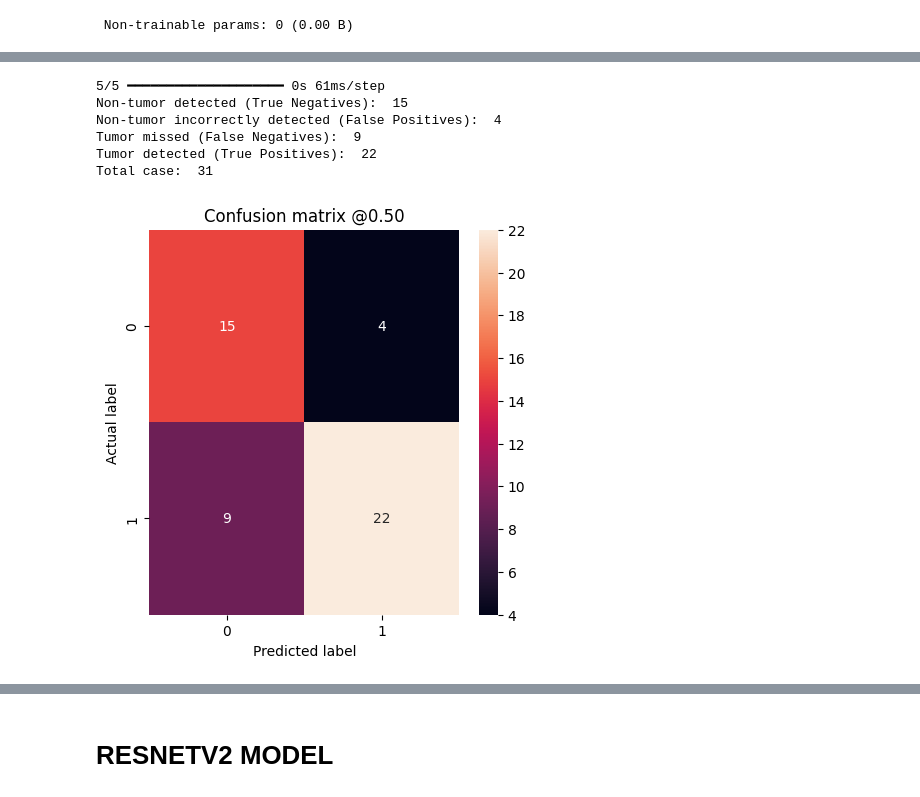
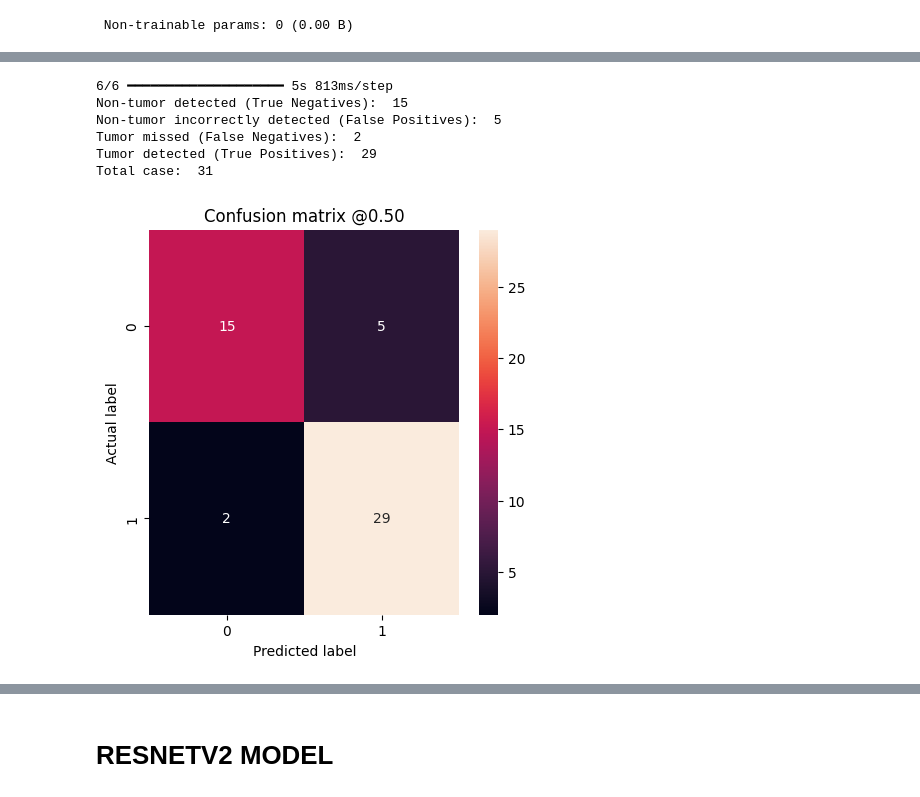
Before and after one commit to rheasridhar/NN-Tumor-Classification, a Jupyter notebook: MLProject/MRI-CNN-figshare-dataset.ipynb, the cells around one changed output, grey strips where cells are left out. Saved outputs shown, nothing was run; the diff lists cells and outputs as text; code cells hidden in the pictures.

```diff
--- a/MLProject/MRI-CNN-figshare-dataset.ipynb
+++ b/MLProject/MRI-CNN-figshare-dataset.ipynb
@@ -188,0 +191,7 @@ Model: "sequential"
+# %%
+# EPOCH SIZE 10
+history = model.fit(
+    train_generator,
+    epochs = 10,
+    validation_data = validation_generator,
+    class_weight=train_class_weights)
@@ -189,4 +245,8 @@ Model: "sequential"
 # %%
-history1 = model.fit(train_generator,epochs = 20, validation_data = validation_generator, class_weight=train_class_weights)
+# EPOCH SIZE 20
+history1 = model.fit(
+    train_generator,epochs = 20,
+    validation_data = validation_generator,
+    class_weight=train_class_weights)
 # %% [output]
 Epoch 1/20
@@ -217,17 +277,17 @@ compile_metrics :  23.0
 # %%
-validation_predictions = model.predict(validation_generator)
+validation_predictions1 = model.predict(validation_generator)
 
 labels = validation_generator.labels
 
-plot_cm(labels, validation_predictions)
+plot_cm(labels, validation_predictions1)
 # %% [output]
-5/5 ━━━━━━━━━━━━━━━━━━━━ 0s 61ms/step
+6/6 ━━━━━━━━━━━━━━━━━━━━ 5s 813ms/step
 Non-tumor detected (True Negatives):  15
-Non-tumor incorrectly detected (False Positives):  4
-Tumor missed (False Negatives):  9
-Tumor detected (True Positives):  22
+Non-tumor incorrectly detected (False Positives):  5
+Tumor missed (False Negatives):  2
+Tumor detected (True Positives):  29
 Total case:  31
-[figure, old version]
+[figure, new version]
 # %%
 plot_metrics(history1)
 # %% [output]
```
Also changed, not shown: parts of 40 cells of this notebook.
